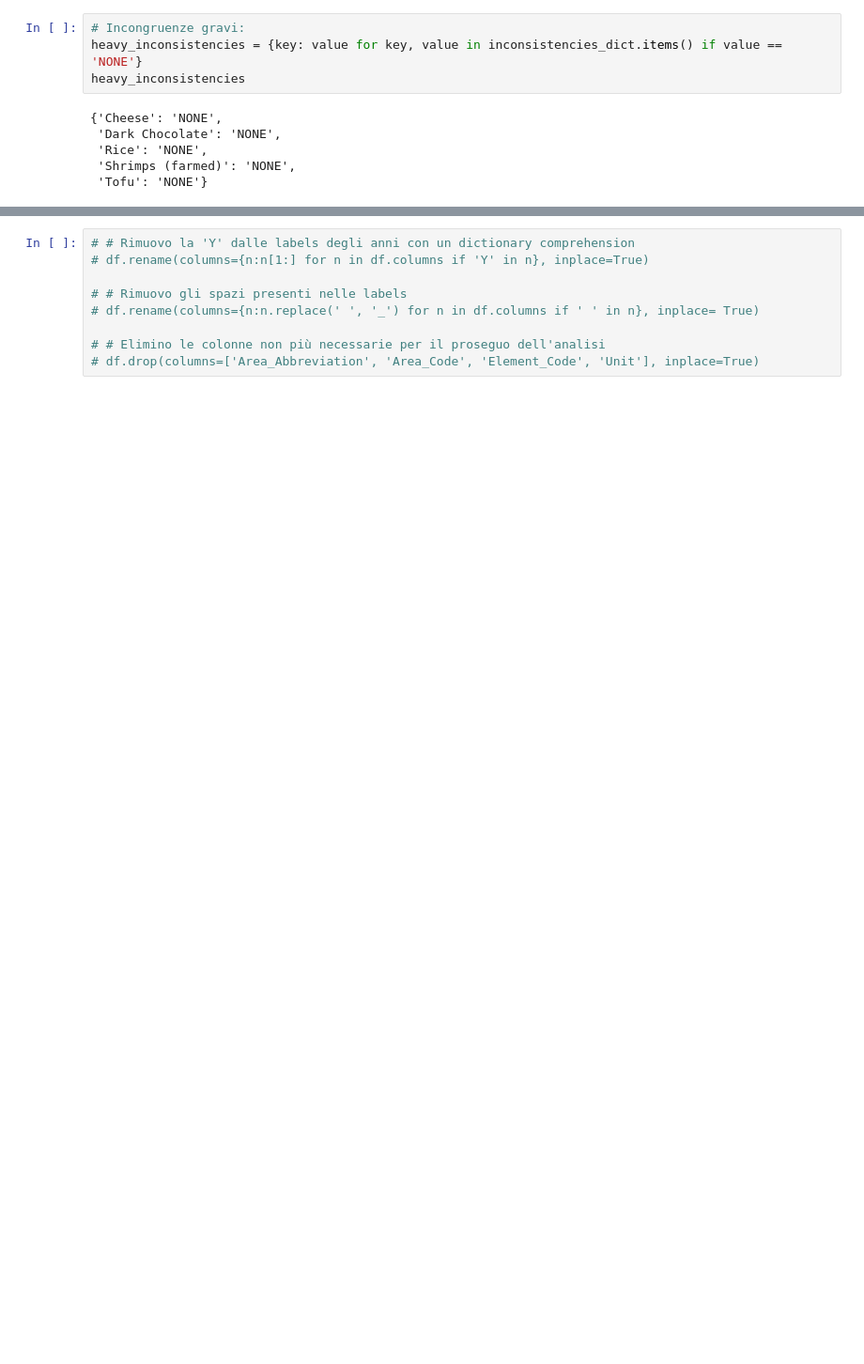
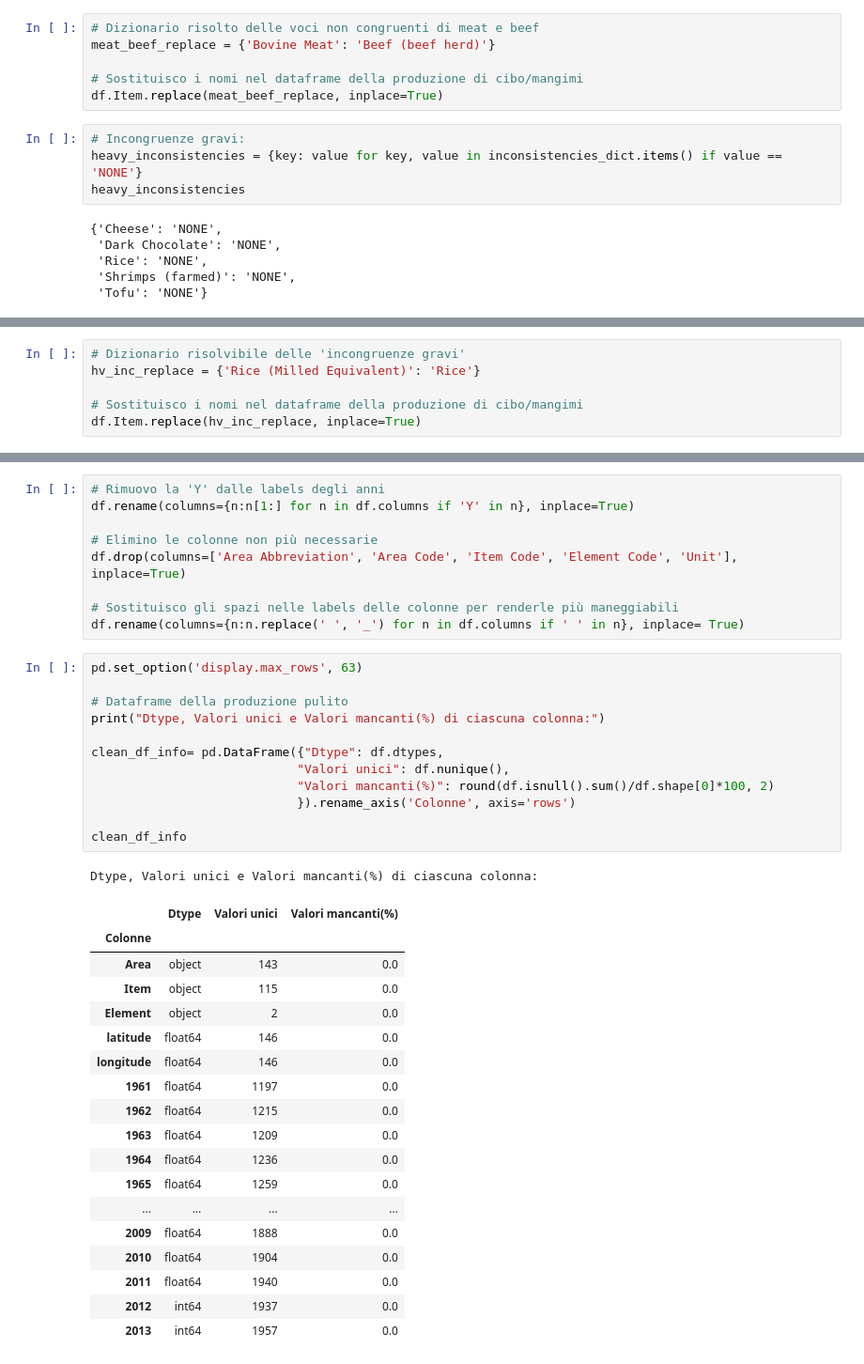
Before and after one commit to TheHextech/start2impact, a Jupyter notebook: Data_Science/Food_Project_DataVisualization_DataManipulation/EmanueleImmesiDataVis.ipynb, the cells around one changed output, grey strips where cells are left out. Shown at 94% size. Drawn from its saved outputs; the diff is of its cells as text; blank space fills up the shorter version.

Commit message:
finished Data cleaning for 'Production' dataset

```diff
--- a/Data_Science/Food_Project_DataVisualization_DataManipulation/EmanueleImmesiDataVis.ipynb
+++ b/Data_Science/Food_Project_DataVisualization_DataManipulation/EmanueleImmesiDataVis.ipynb
@@ -660,3 +717,9 @@ Incongruenze di elementi generalizzati: 'meat' e 'beef':
+# %%
+# Dizionario risolto delle voci non congruenti di meat e beef
+meat_beef_replace = {'Bovine Meat': 'Beef (beef herd)'}
+
+# Sostituisco i nomi nel dataframe della produzione di cibo/mangimi
+df.Item.replace(meat_beef_replace, inplace=True)
 # %%
 # Incongruenze gravi:
 heavy_inconsistencies = {key: value for key, value in inconsistencies_dict.items() if value == 'NONE'}
@@ -669,0 +739,6 @@ heavy_inconsistencies
+# %%
+# Dizionario risolvibile delle 'incongruenze gravi'
+hv_inc_replace = {'Rice (Milled Equivalent)': 'Rice'}
+
+# Sostituisco i nomi nel dataframe della produzione di cibo/mangimi
+df.Item.replace(hv_inc_replace, inplace=True)
@@ -672,10 +779,42 @@ heavy_inconsistencies
 # %%
-# # Rimuovo la 'Y' dalle labels degli anni con un dictionary comprehension
-# df.rename(columns={n:n[1:] for n in df.columns if 'Y' in n}, inplace=True)
+# Rimuovo la 'Y' dalle labels degli anni
+df.rename(columns={n:n[1:] for n in df.columns if 'Y' in n}, inplace=True)
 
-# # Rimuovo gli spazi presenti nelle labels
-# df.rename(columns={n:n.replace(' ', '_') for n in df.columns if ' ' in n}, inplace= True)
+# Elimino le colonne non più necessarie
+df.drop(columns=['Area Abbreviation', 'Area Code', 'Item Code', 'Element Code', 'Unit'], inplace=True)
 
-# # Elimino le colonne non più necessarie per il proseguo dell'analisi
-# df.drop(columns=['Area_Abbreviation', 'Area_Code', 'Element_Code', 'Unit'], inplace=True)
+# Sostituisco gli spazi nelle labels delle colonne per renderle più maneggiabili
+df.rename(columns={n:n.replace(' ', '_') for n in df.columns if ' ' in n}, inplace= True)
+# %%
+pd.set_option('display.max_rows', 63)
+
+# Dataframe della produzione pulito
+print("Dtype, Valori unici e Valori mancanti(%) di ciascuna colonna:")
+
+clean_df_info= pd.DataFrame({"Dtype": df.dtypes,
+                            "Valori unici": df.nunique(),
+                            "Valori mancanti(%)": round(df.isnull().sum()/df.shape[0]*100, 2)
+                            }).rename_axis('Colonne', axis='rows')
+
+clean_df_info
+# %% [output]
+Dtype, Valori unici e Valori mancanti(%) di ciascuna colonna:
+|  | Dtype | Valori unici | Valori mancanti(%) |
+| Colonne |  |  |  |
+| Area | object | 143 | 0.0 |
+| Item | object | 115 | 0.0 |
+| Element | object | 2 | 0.0 |
+| latitude | float64 | 146 | 0.0 |
+| longitude | float64 | 146 | 0.0 |
+| 1961 | float64 | 1197 | 0.0 |
+| 1962 | float64 | 1215 | 0.0 |
+| 1963 | float64 | 1209 | 0.0 |
+| 1964 | float64 | 1236 | 0.0 |
+| 1965 | float64 | 1259 | 0.0 |
+| ... | ... | ... | ... |
+| 2009 | float64 | 1888 | 0.0 |
+| 2010 | float64 | 1904 | 0.0 |
+| 2011 | float64 | 1940 | 0.0 |
+| 2012 | int64 | 1937 | 0.0 |
+| 2013 | int64 | 1957 | 0.0 |
 # %% [markdown]
```
Also changed, not shown: parts of 20 cells of this notebook.
